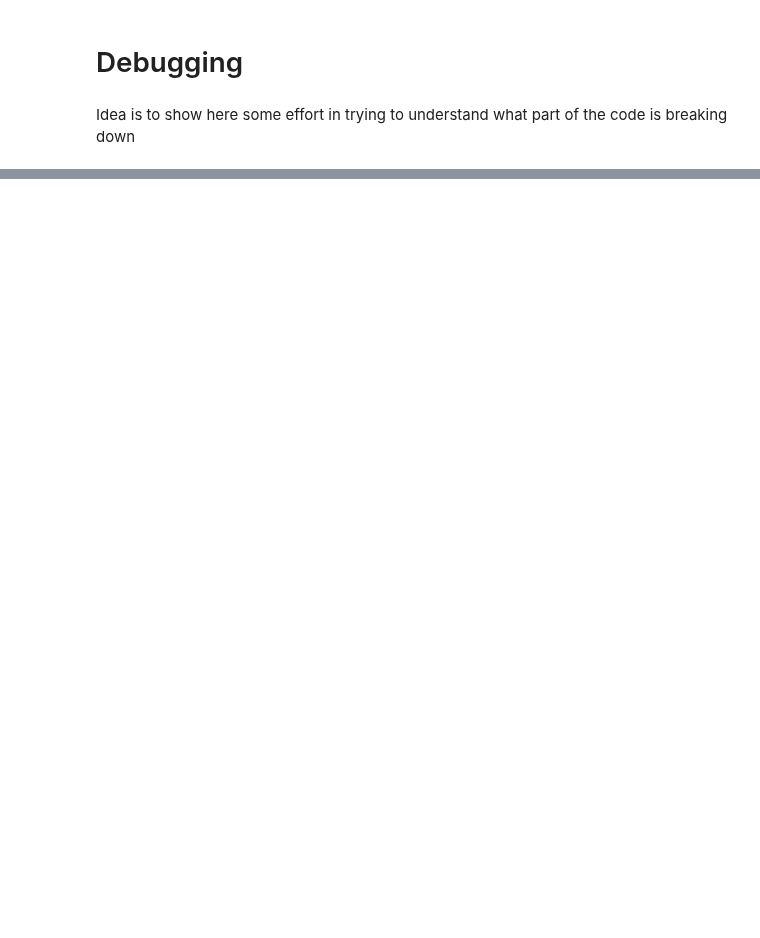
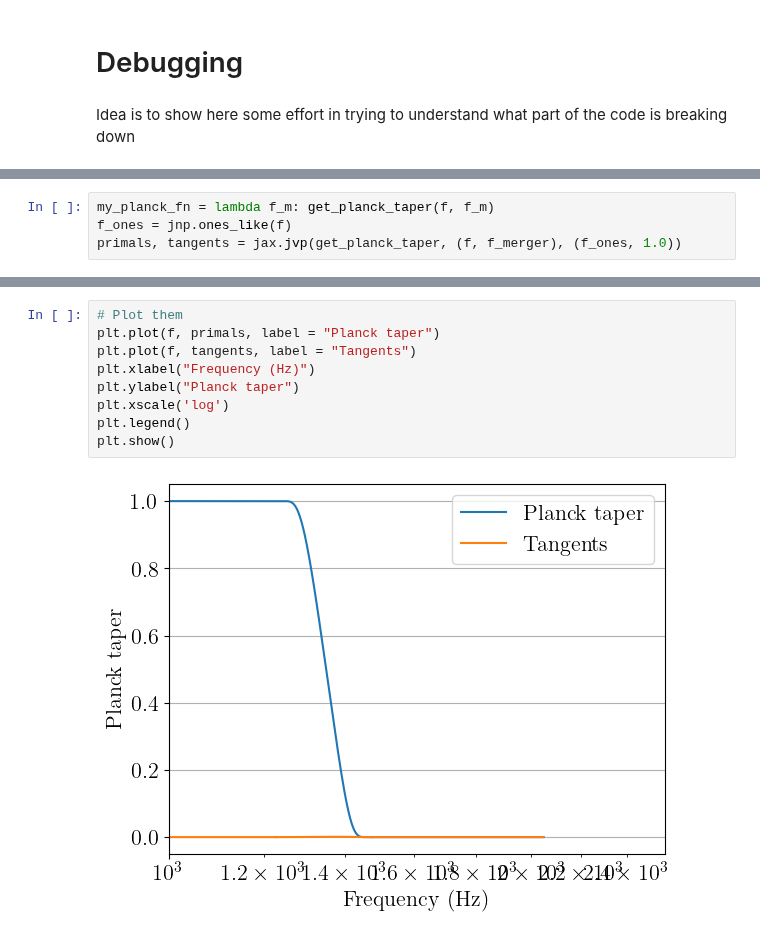
Before and after one commit to tedwards2412/ripple, a Jupyter notebook: notebooks/check_NRTidalv2.ipynb, the cells around one changed output, grey strips where cells are left out. Cells and saved outputs as stored; diff of their text form; blank space fills up the shorter version.

```diff
--- a/notebooks/check_NRTidalv2.ipynb
+++ b/notebooks/check_NRTidalv2.ipynb
@@ -339,0 +351,4 @@ Idea is to show here some effort in trying to understand what part of the code i
+# %%
+my_planck_fn = lambda f_m: get_planck_taper(f, f_m)
+f_ones = jnp.ones_like(f)
+primals, tangents = jax.jvp(get_planck_taper, (f, f_merger), (f_ones, 1.0))
@@ -339,0 +359,11 @@ Idea is to show here some effort in trying to understand what part of the code i
+# %%
+# Plot them
+plt.plot(f, primals, label = "Planck taper")
+plt.plot(f, tangents, label = "Tangents")
+plt.xlabel("Frequency (Hz)")
+plt.ylabel("Planck taper")
+plt.xscale('log')
+plt.legend()
+plt.show()
+# %% [output]
+[figure, added]
```
Also changed, not shown: parts of 12 cells of this notebook, 2 other files.
